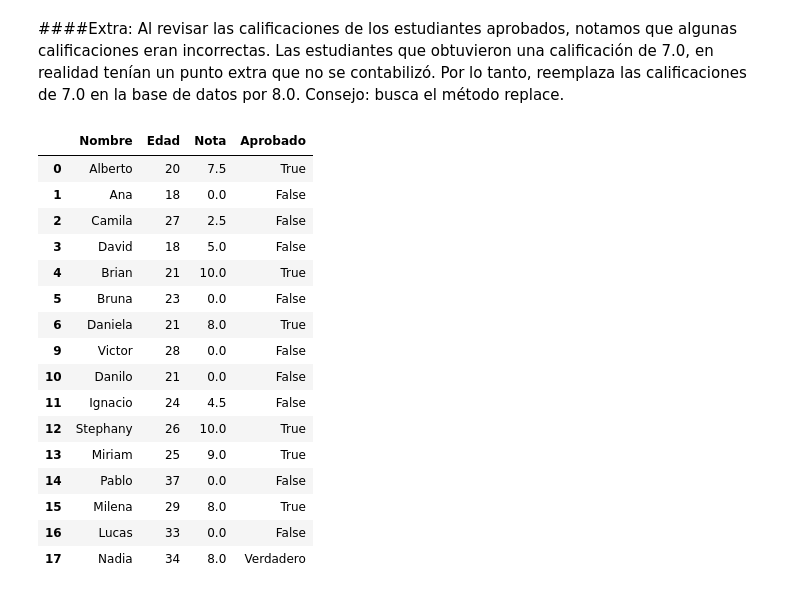
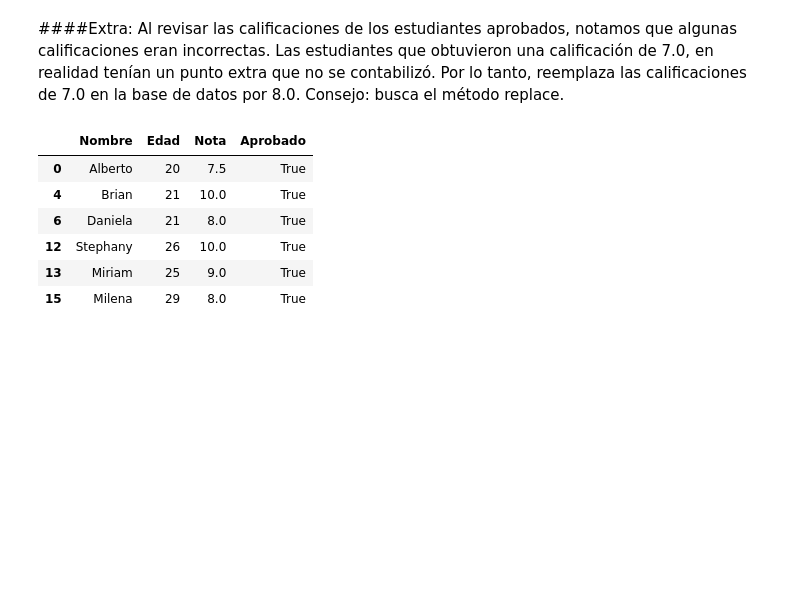
Before and after one commit to Nataliahfk/Data_science_Pandas, a Jupyter notebook: Ejercicio2_Pandas_Alumnos_csv.ipynb, the cells around one changed output. Cells and saved outputs as stored; diff of their text form; code cells hidden in the pictures; blank space fills up the shorter version.

```diff
--- a/Ejercicio2_Pandas_Alumnos_csv.ipynb
+++ b/Ejercicio2_Pandas_Alumnos_csv.ipynb
@@ -79,3 +79,6 @@ df_filtro
 df_filtro.shape
 # %% [output]
 (6, 4)
+# %%
+df_alumnos_apobados = df_filtro.copy()
+df_alumnos_apobados
@@ -96,23 +107,13 @@ pd.read_csv('alumnos_aprobados.csv')
 # %% [markdown]
 ####Extra: Al revisar las calificaciones de los estudiantes aprobados, notamos que algunas calificaciones eran incorrectas. Las estudiantes que obtuvieron una calificación de 7.0, en realidad tenían un punto extra que no se contabilizó. Por lo tanto, reemplaza las calificaciones de 7.0 en la base de datos por 8.0. Consejo: busca el método replace.
 # %%
-df_alumnos['Nota'] = df_alumnos['Nota'].replace(7.0, 8.0)
-df_alumnos
+df_alumnos_apobados['Nota'] = df_alumnos_apobados['Nota'].replace(7.0, 8.0)
+df_alumnos_apobados
 # %% [output]
 |  | Nombre | Edad | Nota | Aprobado |
 | 0 | Alberto | 20 | 7.5 | True |
-| 1 | Ana | 18 | 0.0 | False |
-| 2 | Camila | 27 | 2.5 | False |
-| 3 | David | 18 | 5.0 | False |
 | 4 | Brian | 21 | 10.0 | True |
-| 5 | Bruna | 23 | 0.0 | False |
 | 6 | Daniela | 21 | 8.0 | True |
-| 9 | Victor | 28 | 0.0 | False |
-| 10 | Danilo | 21 | 0.0 | False |
-| 11 | Ignacio | 24 | 4.5 | False |
 | 12 | Stephany | 26 | 10.0 | True |
 | 13 | Miriam | 25 | 9.0 | True |
-| 14 | Pablo | 37 | 0.0 | False |
 | 15 | Milena | 29 | 8.0 | True |
-| 16 | Lucas | 33 | 0.0 | False |
-| 17 | Nadia | 34 | 8.0 | Verdadero |
```
Also changed, not shown: parts of 2 cells of this notebook.
